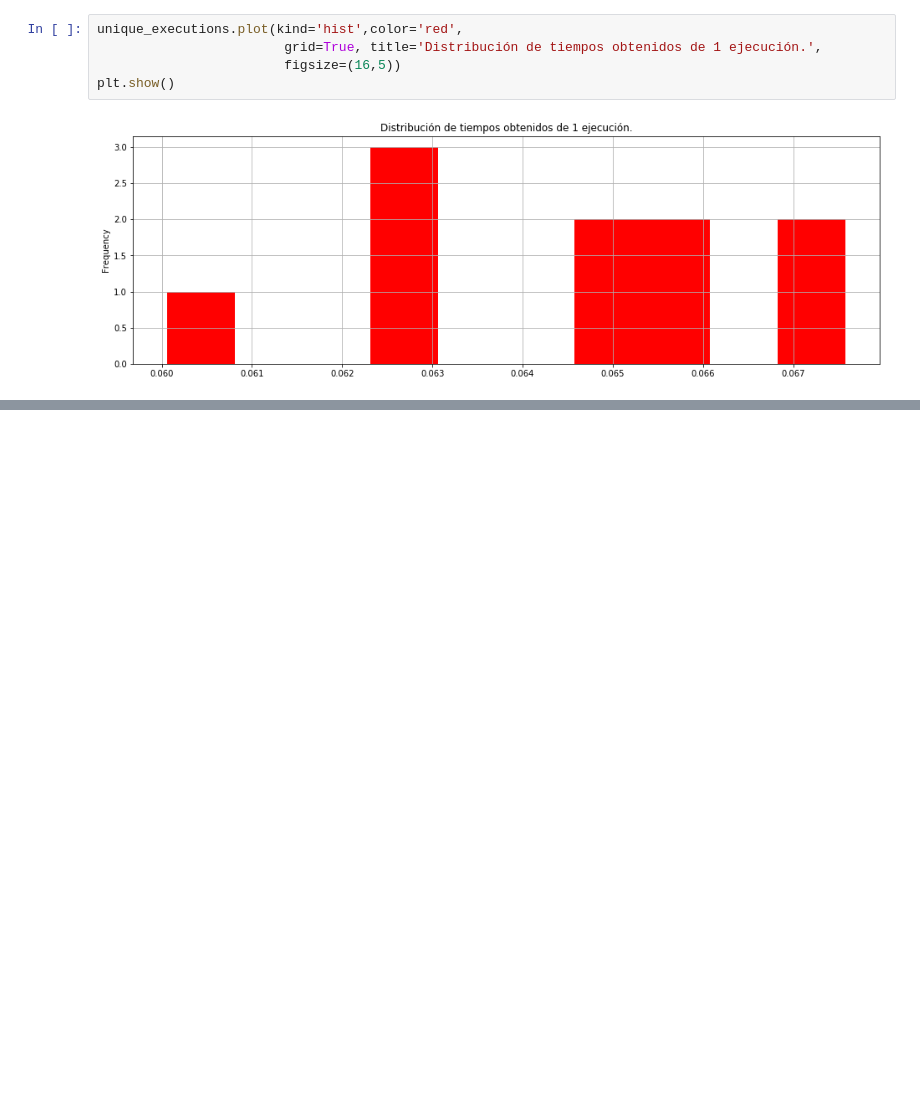
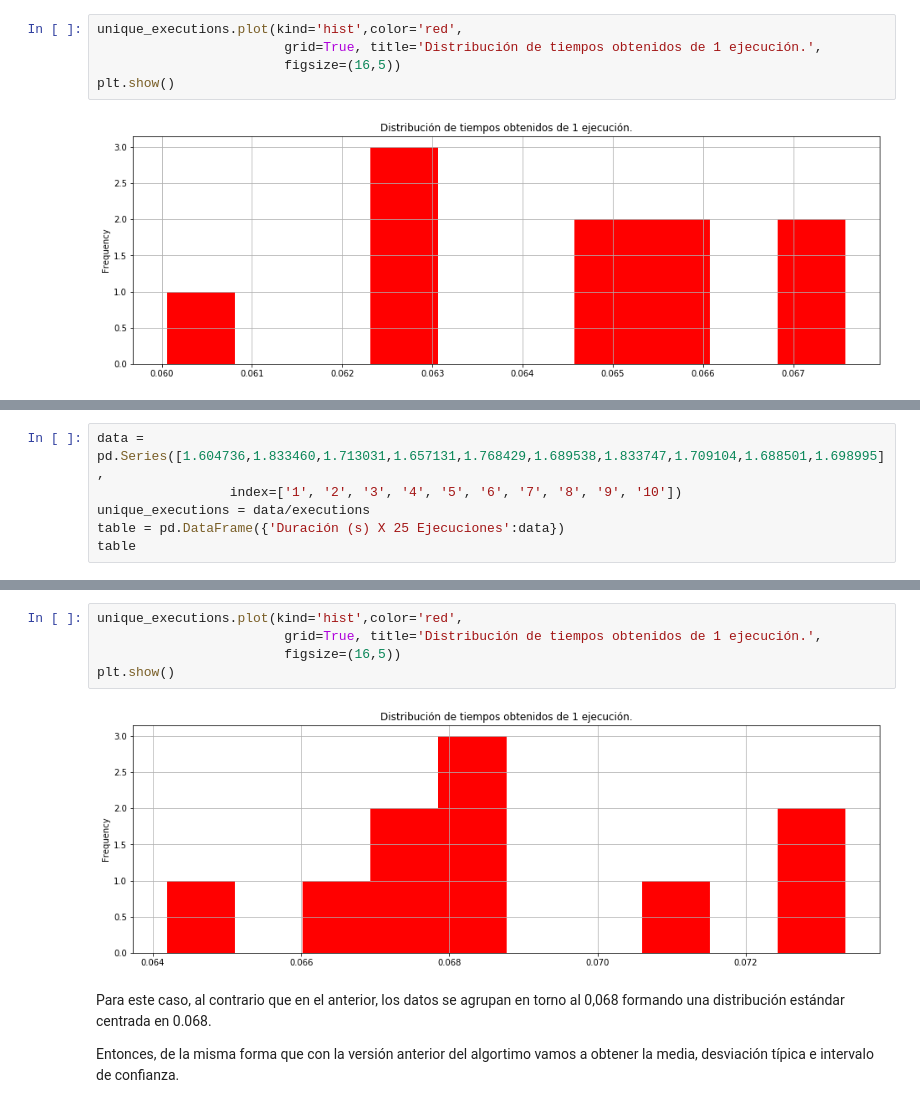
Before and after one commit to thewilly/GIISOF01-2-002-Arquitectura-Computadores, a Jupyter notebook: notebooks/2018-11-02-teamwork-all.ipynb, the cells around one changed output, grey strips where cells are left out. Drawn from its saved outputs; the diff is of its cells as text; blank space fills up the shorter version.

```diff
--- a/notebooks/2018-11-02-teamwork-all.ipynb
+++ b/notebooks/2018-11-02-teamwork-all.ipynb
@@ -363,0 +457,6 @@ Para el problema dado:
+# %%
+data = pd.Series([1.604736,1.833460,1.713031,1.657131,1.768429,1.689538,1.833747,1.709104,1.688501,1.698995],
+                 index=['1', '2', '3', '4', '5', '6', '7', '8', '9', '10'])
+unique_executions = data/executions
+table = pd.DataFrame({'Duración (s) X 25 Ejecuciones':data})
+table
@@ -363,0 +479,11 @@ Para el problema dado:
+# %%
+unique_executions.plot(kind='hist',color='red',
+                        grid=True, title='Distribución de tiempos obtenidos de 1 ejecución.',
+                        figsize=(16,5))
+plt.show()
+# %% [output]
+[figure, added]
+# %% [markdown]
+Para este caso, al contrario que en el anterior, los datos se agrupan en torno al 0,068 formando una distribución estándar centrada en 0.068.
+
+Entonces, de la misma forma que con la versión anterior del algortimo vamos a obtener la media, desviación típica e intervalo de confianza.
```
Also changed, not shown: parts of 51 cells of this notebook.
